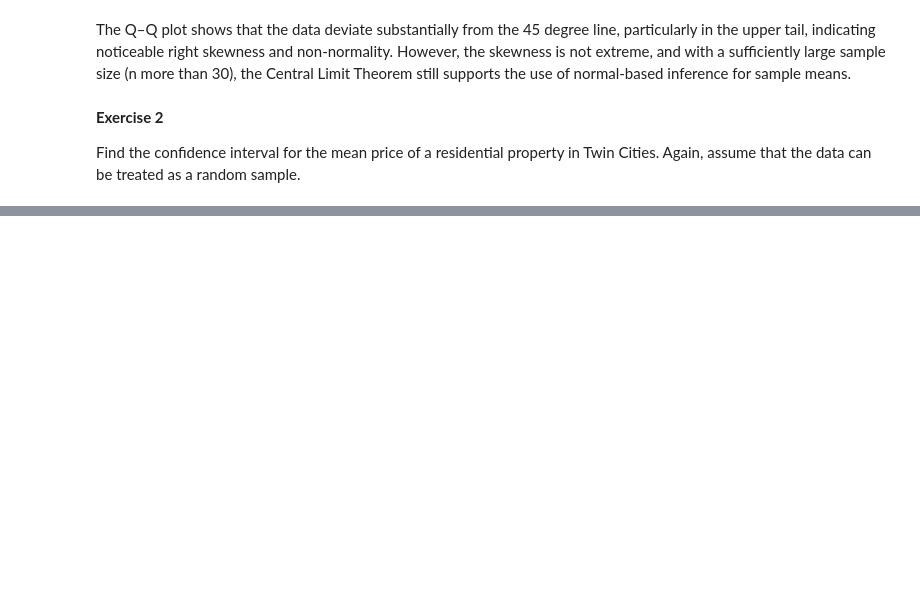
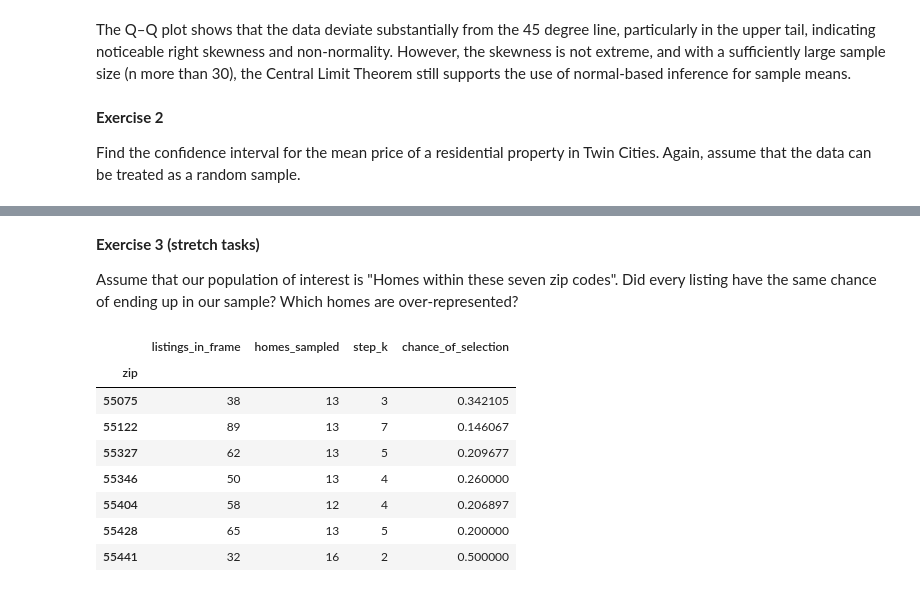
Before and after one commit to ust-buan-640/buan-640-notebooks, a Jupyter notebook: notebooks/data-of-homes-exercise-confint.ipynb, the cells around one changed output, grey strips where cells are left out. Saved outputs shown, nothing was run; the diff lists cells and outputs as text; code cells hidden in the pictures; blank space fills up the shorter version.

```diff
--- a/notebooks/data-of-homes-exercise-confint.ipynb
+++ b/notebooks/data-of-homes-exercise-confint.ipynb
@@ -111,0 +115,22 @@ print(t_stat, p_val)
+# %% [markdown]
+**Exercise 3 (stretch tasks)**
+
+Assume that our population of interest is "Homes within these seven zip codes". Did every listing have the same chance of ending up in our sample? Which homes are over-represented?
+# %%
+design = df.groupby("zip").agg(
+    listings_in_frame=("N_frame", "first"),
+    homes_sampled=("list_price", "size"),
+    step_k=("k", "first"),
+)
+design["chance_of_selection"] = design["homes_sampled"] / design["listings_in_frame"]
+design
+# %% [output]
+|  | listings_in_frame | homes_sampled | step_k | chance_of_selection |
+| zip |  |  |  |  |
+| 55075 | 38 | 13 | 3 | 0.342105 |
+| 55122 | 89 | 13 | 7 | 0.146067 |
+| 55327 | 62 | 13 | 5 | 0.209677 |
+| 55346 | 50 | 13 | 4 | 0.260000 |
+| 55404 | 58 | 12 | 4 | 0.206897 |
+| 55428 | 65 | 13 | 5 | 0.200000 |
+| 55441 | 32 | 16 | 2 | 0.500000 |
```
Also changed, not shown: parts of 18 cells of this notebook.
